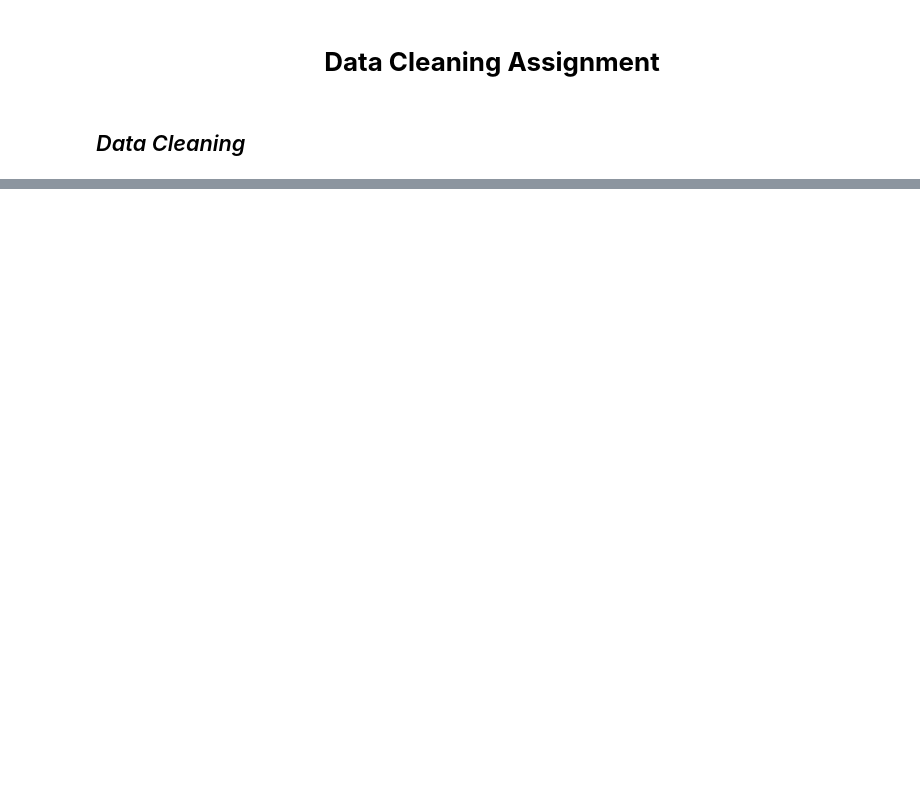
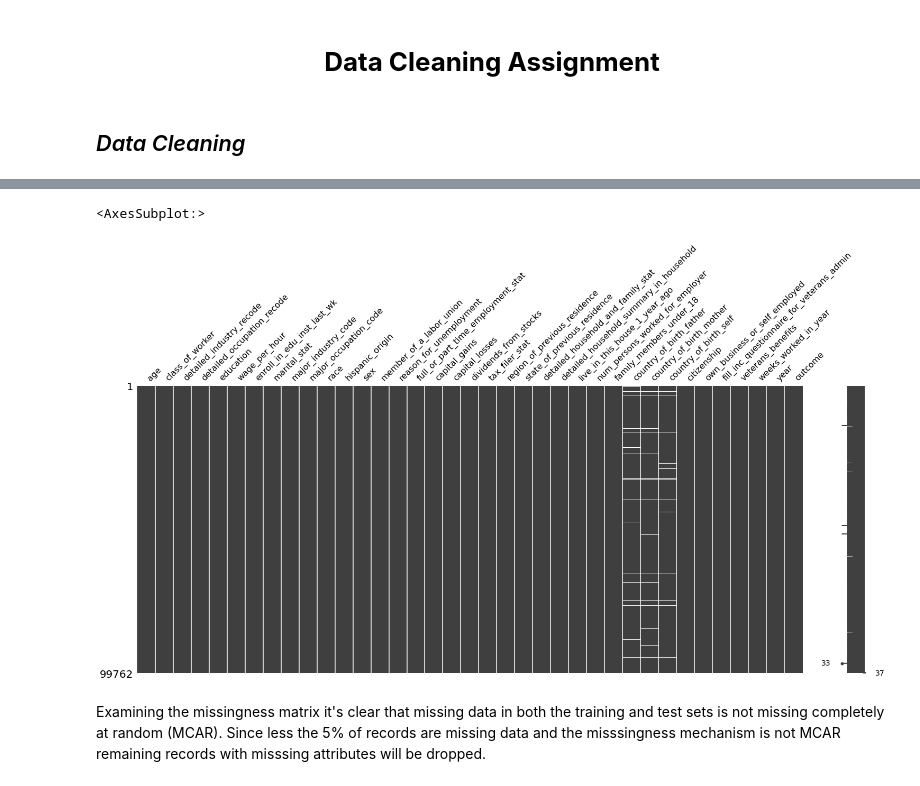
Before and after one commit to benkarabinus/nerdy_data_stuff, a Jupyter notebook: DU/COMP4448/Data_Cleaning_Assignment/Ben_Karabinus_Data_Cleaning_Assignment.ipynb, the cells around one changed output, grey strips where cells are left out. Saved outputs shown, nothing was run; the diff lists cells and outputs as text; code cells hidden in the pictures; blank space fills up the shorter version.

```diff
--- a/DU/COMP4448/Data_Cleaning_Assignment/Ben_Karabinus_Data_Cleaning_Assignment.ipynb
+++ b/DU/COMP4448/Data_Cleaning_Assignment/Ben_Karabinus_Data_Cleaning_Assignment.ipynb
@@ -56,0 +204,8 @@ census_income_test.drop(columns=['instance_weight'], inplace=True)
+# %%
+"""drop columns missing more than 30% of data from test set"""
+
+perc = 0.70
+threshold = int(perc*census_income_test.shape[0])
+census_income_test.dropna(axis=1, thresh=threshold, inplace=True)
+# update nominal features index to account for dropped features
+nominal_features = [feature for feature in census_income_test.columns.values.tolist() if feature not in continuous_features]
@@ -56,0 +233,12 @@ census_income_test.drop(columns=['instance_weight'], inplace=True)
+# %%
+"""
+print missing matrix for test set using missingo module
+missing matrix will provide high-level view of missingness mechanism (MCAR, MAR, NMAR)
+"""
+
+msngo.matrix(census_income_test)
+# %% [output]
+<AxesSubplot:>
+[figure, added]
+# %% [markdown]
+Examining the missingness matrix it's clear that missing data in both the training and test sets is not missing completely at random (MCAR). Since less the 5% of records are missing data and the misssingness mechanism is not MCAR remaining records with misssing attributes will be dropped.
```
Also changed, not shown: parts of 33 cells of this notebook, 2 other files.
